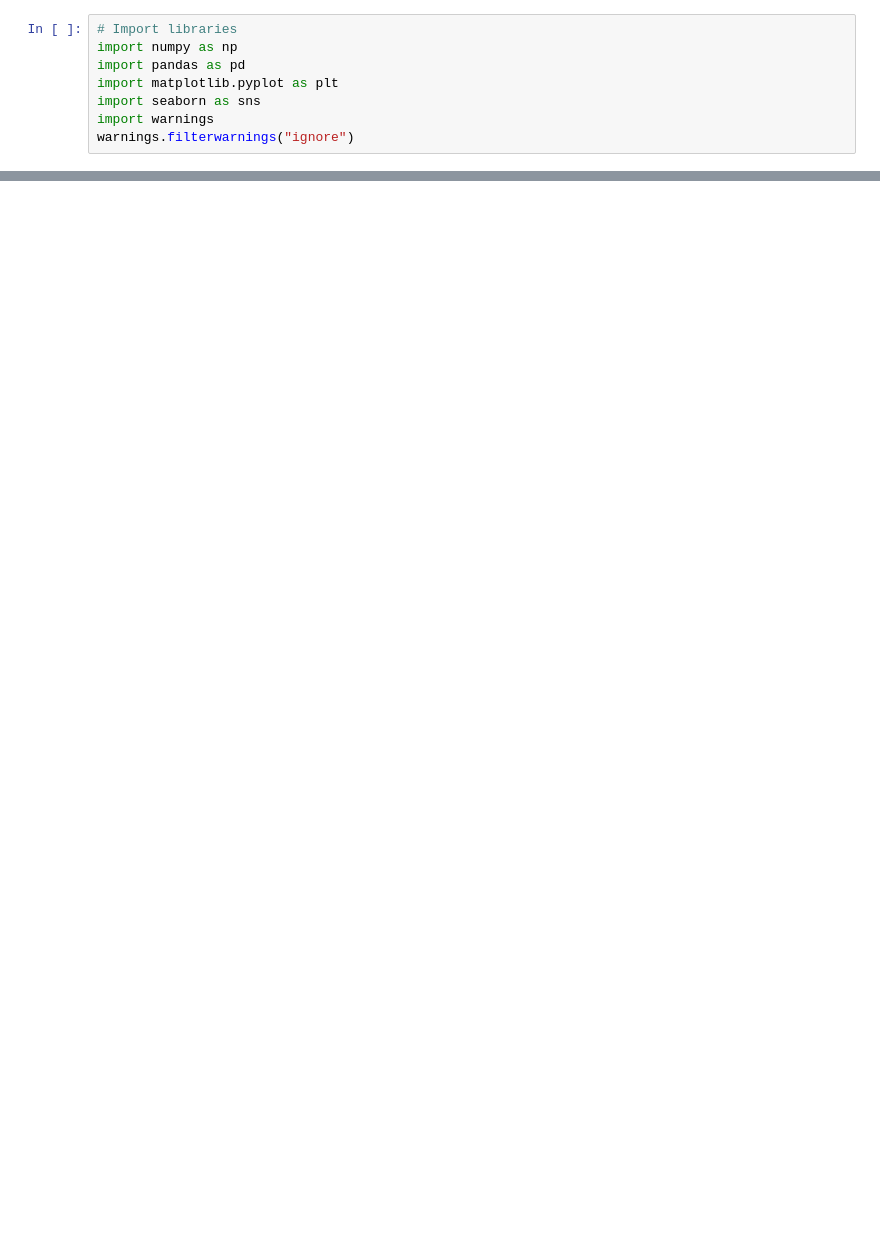
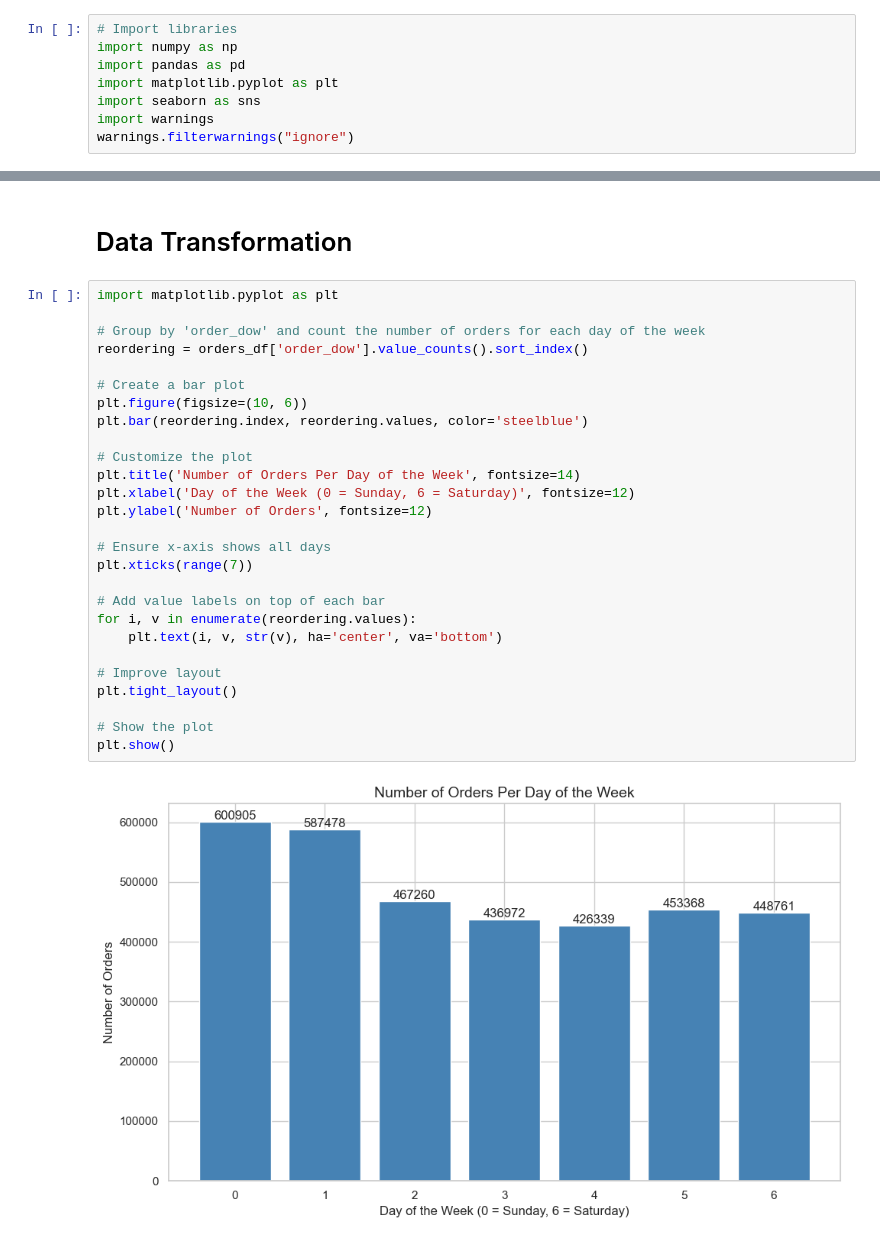
Before and after one commit to dahlp94/market-analysis, a Jupyter notebook: InstaCart-Grocery-Basket-Analysis/EDA.ipynb, the cells around one changed output, grey strips where cells are left out. Saved outputs shown, nothing was run; the diff lists cells and outputs as text; blank space fills up the shorter version.

Commit message:
added code on outlier detection and data transformation

```diff
--- a/InstaCart-Grocery-Basket-Analysis/EDA.ipynb
+++ b/InstaCart-Grocery-Basket-Analysis/EDA.ipynb
@@ -28,0 +166,31 @@ main_df.sample(5)
+# %% [markdown]
+# Data Transformation
+# %%
+import matplotlib.pyplot as plt
+
+# Group by 'order_dow' and count the number of orders for each day of the week
+reordering = orders_df['order_dow'].value_counts().sort_index()
+
+# Create a bar plot
+plt.figure(figsize=(10, 6))
+plt.bar(reordering.index, reordering.values, color='steelblue')
+
+# Customize the plot
+plt.title('Number of Orders Per Day of the Week', fontsize=14)
+plt.xlabel('Day of the Week (0 = Sunday, 6 = Saturday)', fontsize=12)
+plt.ylabel('Number of Orders', fontsize=12)
+
+# Ensure x-axis shows all days
+plt.xticks(range(7))
+
+# Add value labels on top of each bar
+for i, v in enumerate(reordering.values):
+    plt.text(i, v, str(v), ha='center', va='bottom')
+
+# Improve layout
+plt.tight_layout()
+
+# Show the plot
+plt.show()
+# %% [output]
+[figure, added]
```
Also changed, not shown: parts of 17 cells of this notebook.
